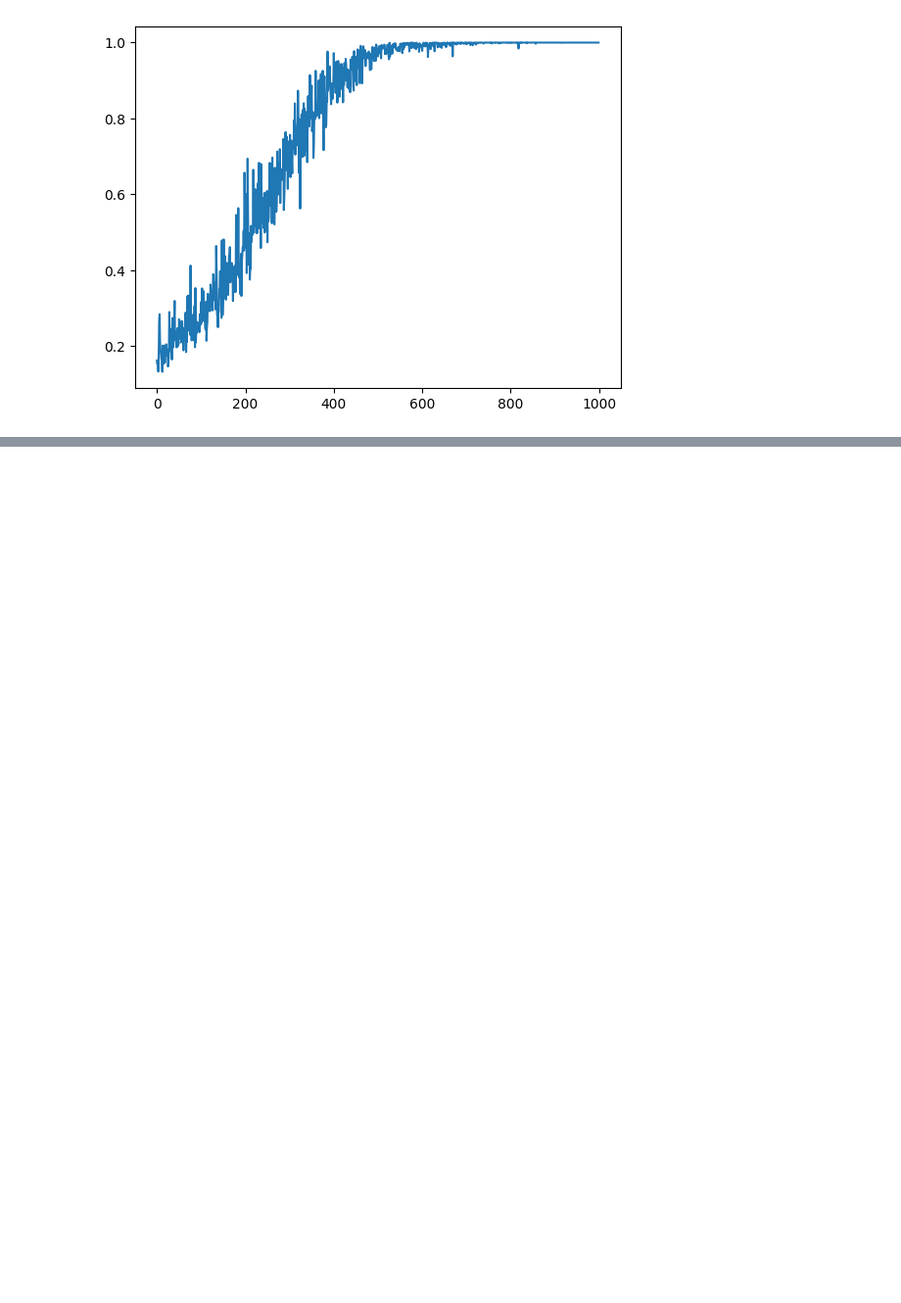
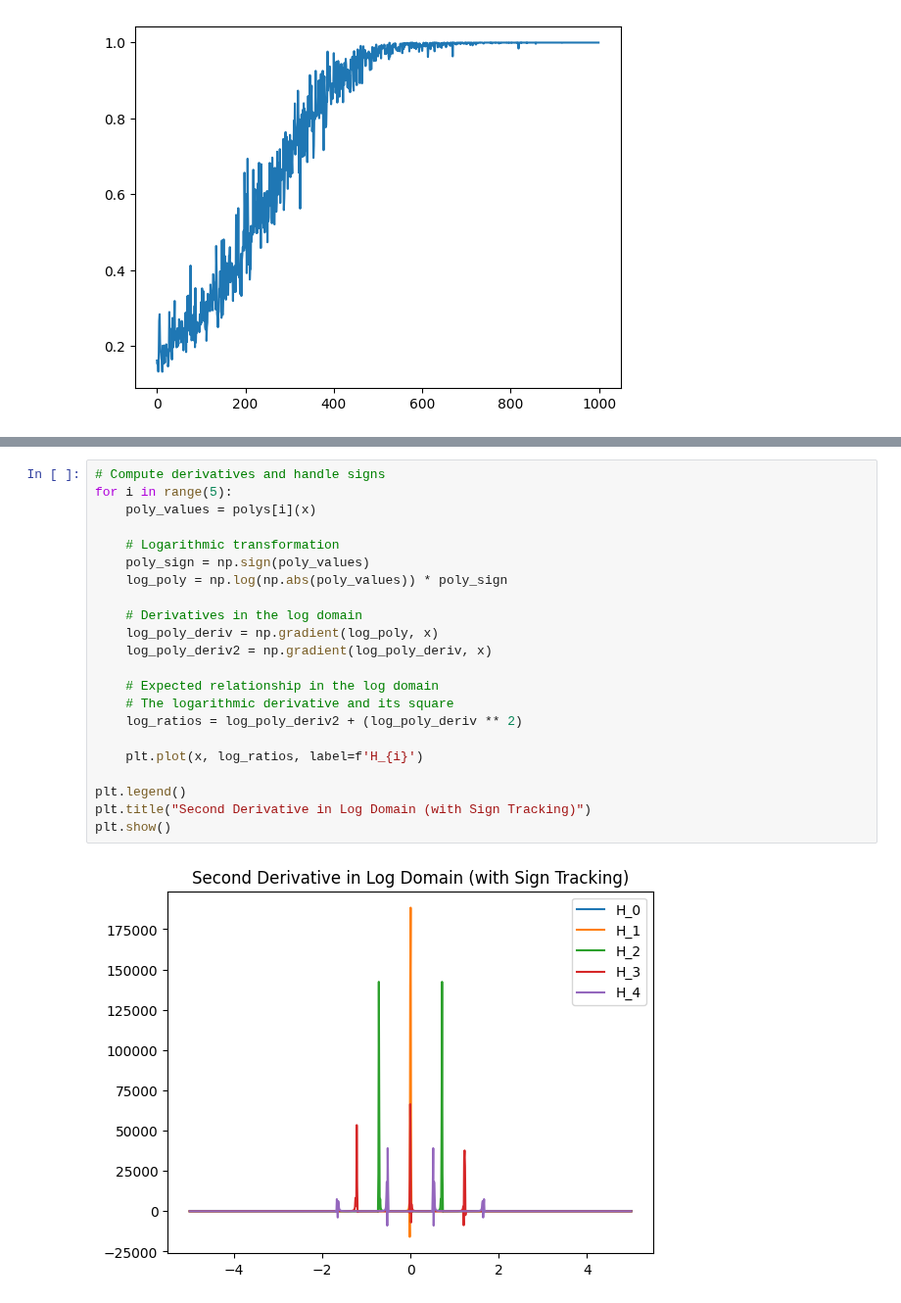
Before and after one commit to Daniel-Haas-B/NeuralQuantumState, a Jupyter notebook: misc.ipynb, the cells around one changed output, grey strips where cells are left out. Shown at 98% size. Drawn from its saved outputs; the diff is of its cells as text; blank space fills up the shorter version.

```diff
--- a/misc.ipynb
+++ b/misc.ipynb
@@ -53,0 +214,24 @@ plt.plot(avg_data)
+# %%
+# Compute derivatives and handle signs
+for i in range(5):
+    poly_values = polys[i](x)
+
+    # Logarithmic transformation
+    poly_sign = np.sign(poly_values)
+    log_poly = np.log(np.abs(poly_values)) * poly_sign
+
+    # Derivatives in the log domain
+    log_poly_deriv = np.gradient(log_poly, x)
+    log_poly_deriv2 = np.gradient(log_poly_deriv, x)
+
+    # Expected relationship in the log domain
+    # The logarithmic derivative and its square
+    log_ratios = log_poly_deriv2 + (log_poly_deriv ** 2)
+
+    plt.plot(x, log_ratios, label=f'H_{i}')
+
+plt.legend()
+plt.title("Second Derivative in Log Domain (with Sign Tracking)")
+plt.show()
+# %% [output]
+[figure, added]
```
Also changed, not shown: parts of 10 cells of this notebook, 6 other files.
